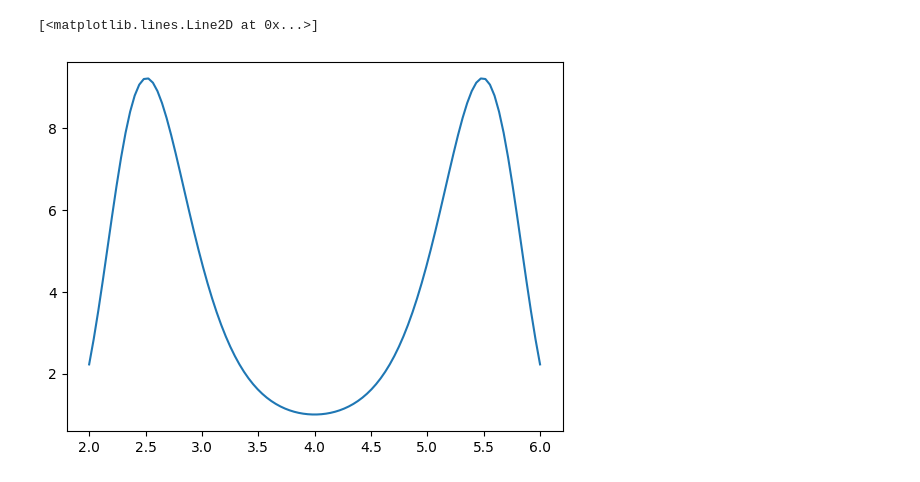
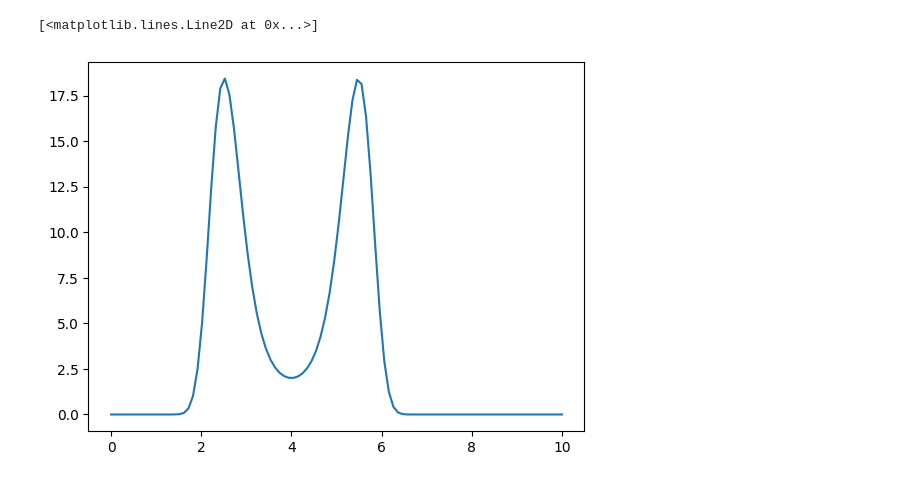
Before and after one commit to yuanqing-wang/lean, a Jupyter notebook: notebooks/sample_dw2.ipynb, the cells around one changed output. Saved outputs shown, nothing was run; the diff lists cells and outputs as text; code cells hidden in the pictures.

```diff
--- a/notebooks/sample_dw2.ipynb
+++ b/notebooks/sample_dw2.ipynb
@@ -9,35 +18,3 @@ The autoreload extension is already loaded. To reload it, use:
 # %%
 import os
 os.sys.path.append('/Users/yuanqingwang/Documents/GitHub/lean')
-# %%
-def potential_component(
-        x,
-        tao=1.0,
-        a=0.0,
-        b=-4.0,
-        c=0.9,
-        d0=4.0,
-        **kwargs,
-):
-    energy = (1 / (2 * tao)) * (
-        a * (x - d0)
-        + b * (x - d0) ** 2
-        + c * (x - d0) ** 4
-    )
-    return energy
-
-
-def potential(
-        x,
-        **kwargs,
-):
-    return potential_component(x, **kwargs).sum()
-# %%
-from matplotlib import pyplot as plt
-plt.plot(
-    jnp.linspace(2, 6, 100),
-    jnp.exp(-potential_component(jnp.linspace(2, 6, 100))),
-)
-# %% [output]
-[<matplotlib.lines.Line2D at 0x...>]
-[figure, removed]
@@ -55,0 +99,13 @@ position, momentum = sampler(position, momentum)
+# %%
+from matplotlib import pyplot as plt
+x0 = jnp.linspace(0, 10, 100)
+x1 = jnp.zeros_like(x0)
+x = jnp.stack([x0, x1], axis=-1)[..., :, None]
+
+plt.plot(
+    x0,
+    jnp.exp(-potential(x)).sum(-1).sum(-1),
+)
+# %% [output]
+[<matplotlib.lines.Line2D at 0x...>]
+[figure, added]
```
Also changed, not shown: parts of 9 cells of this notebook, 6 other files.
